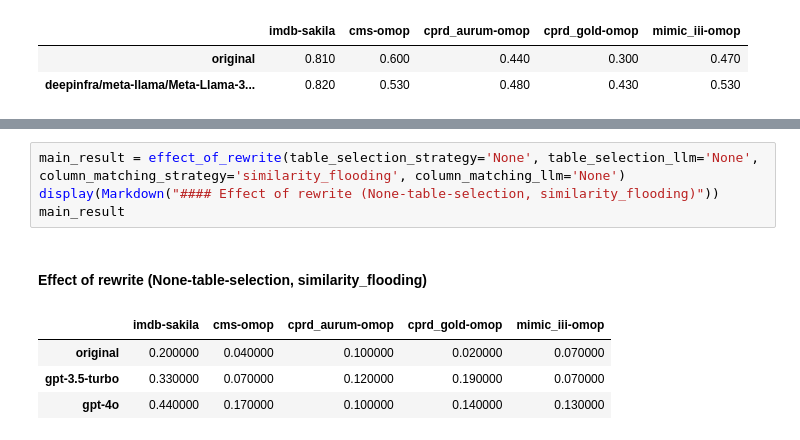
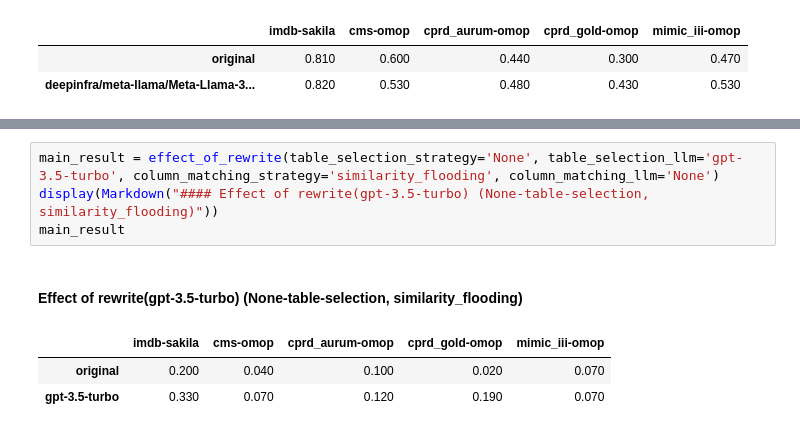
Before and after one commit to knowledge-fusion/LLMatch, a Jupyter notebook: workspace.ipynb, the cells around one changed output, grey strips where cells are left out. Cells and saved outputs as stored; diff of their text form.

```diff
--- a/workspace.ipynb
+++ b/workspace.ipynb
@@ -122,13 +123,12 @@ main_result
 # %%
-main_result = effect_of_rewrite(table_selection_strategy='None', table_selection_llm='None', column_matching_strategy='similarity_flooding', column_matching_llm='None')
-display(Markdown("#### Effect of rewrite (None-table-selection, similarity_flooding)"))
+main_result = effect_of_rewrite(table_selection_strategy='None', table_selection_llm='gpt-3.5-turbo', column_matching_strategy='similarity_flooding', column_matching_llm='None')
+display(Markdown("#### Effect of rewrite(gpt-3.5-turbo) (None-table-selection, similarity_flooding)"))
 main_result
 # %% [output]
-#### Effect of rewrite (None-table-selection, similarity_flooding)
+#### Effect of rewrite(gpt-3.5-turbo) (None-table-selection, similarity_flooding)
 |  | imdb-sakila | cms-omop | cprd_aurum-omop | cprd_gold-omop | mimic_iii-omop |
-| original | 0.200000 | 0.040000 | 0.100000 | 0.020000 | 0.070000 |
-| gpt-3.5-turbo | 0.330000 | 0.070000 | 0.120000 | 0.190000 | 0.070000 |
-| gpt-4o | 0.440000 | 0.170000 | 0.100000 | 0.140000 | 0.130000 |
+| original | 0.200 | 0.040 | 0.100 | 0.020 | 0.070 |
+| gpt-3.5-turbo | 0.330 | 0.070 | 0.120 | 0.190 | 0.070 |
 # %%
 main_result = effect_of_rewrite(table_selection_strategy='llm', table_selection_llm='gpt-3.5-turbo', column_matching_strategy='llm', column_matching_llm='gpt-3.5-turbo')
 display(Markdown("#### Effect of rewrite (LLM-gpt-3.5-table-selection, LLM-3.5-column-matching)"))
```
Also changed, not shown: parts of 6 cells of this notebook, 6 other files.
